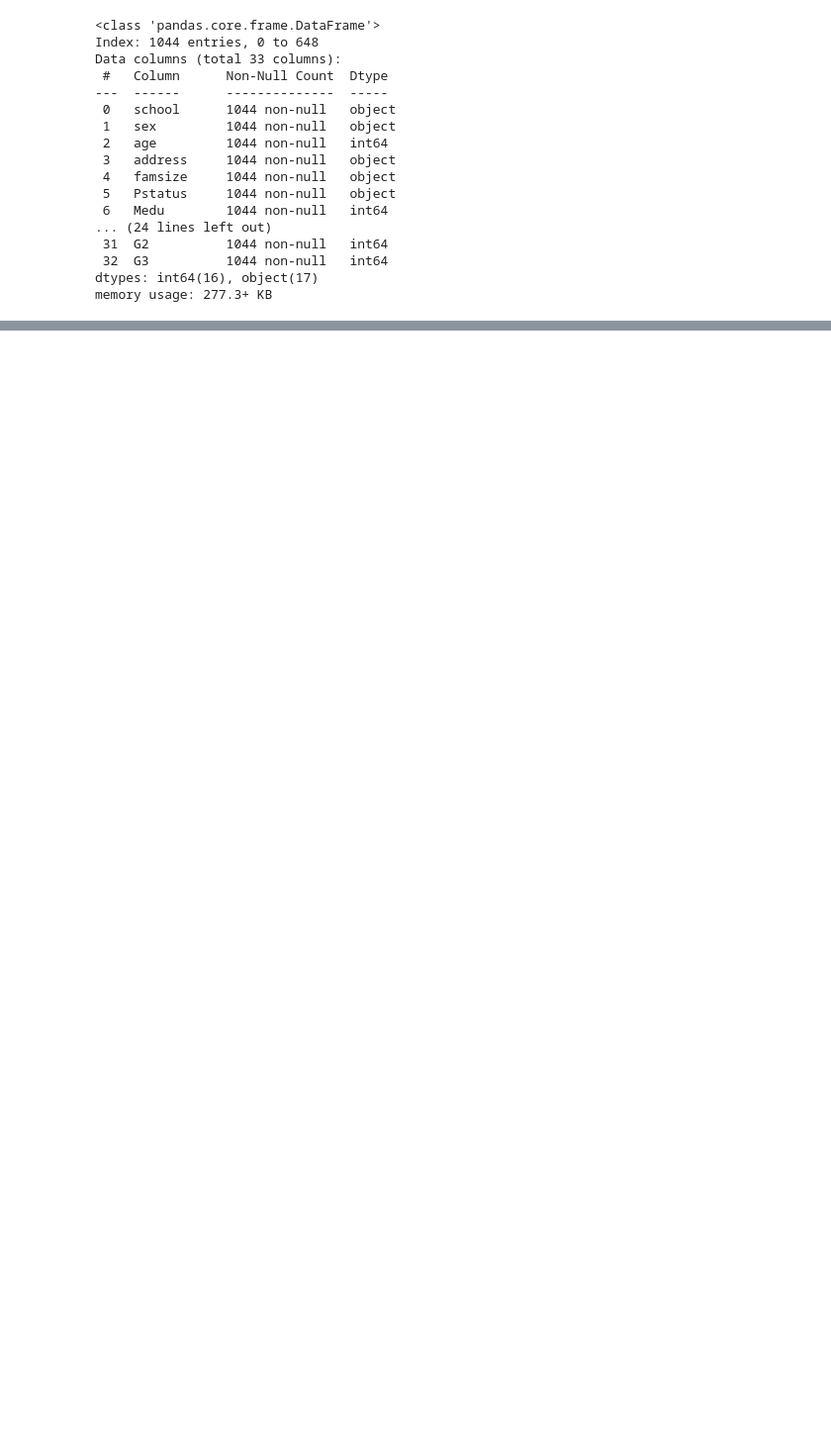
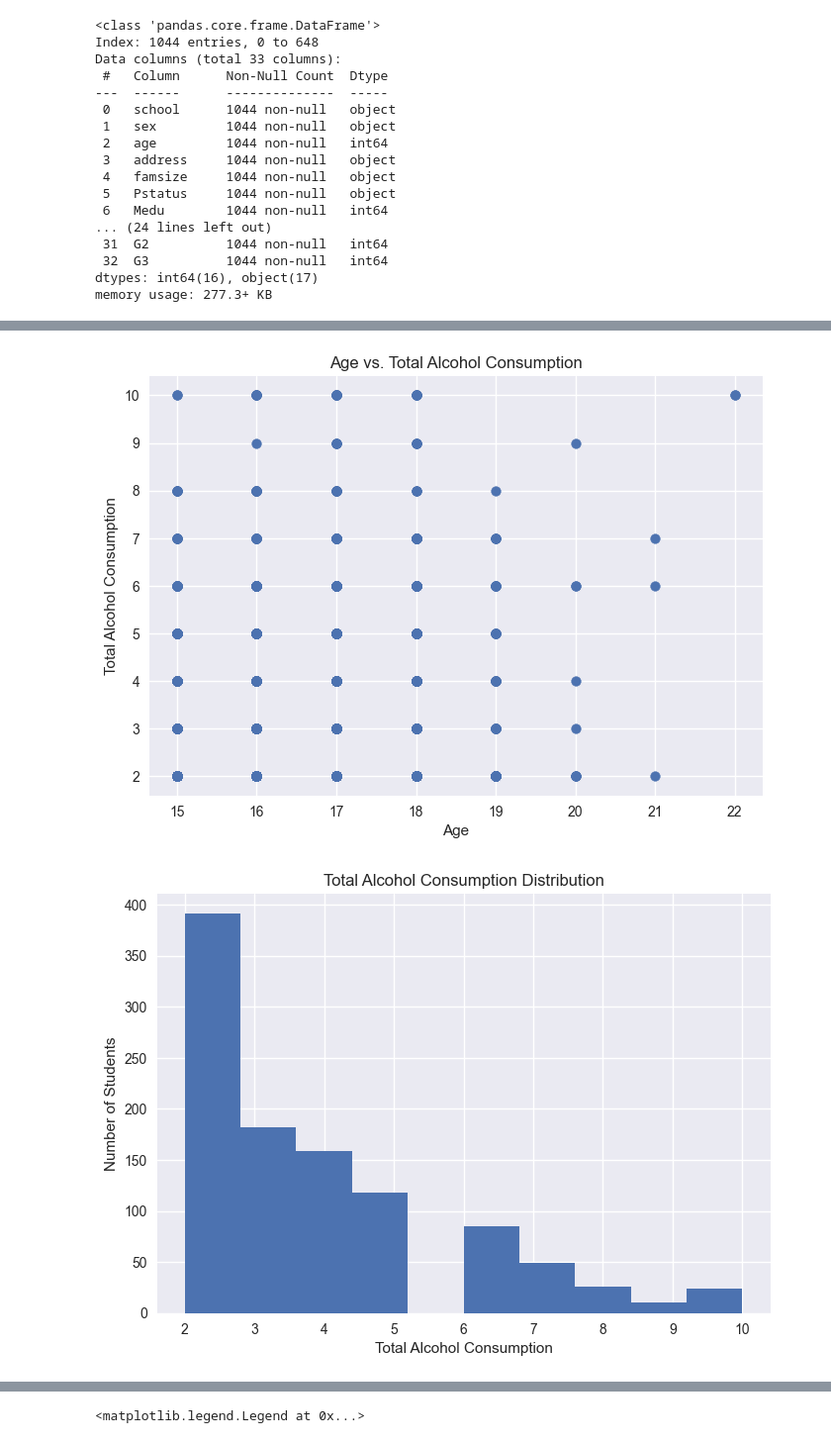
Before and after one commit to bancell04/Datalcholism, a Jupyter notebook: Datalcholism.ipynb, the cells around one changed output, grey strips where cells are left out. Shown: that part at 99% size. Cells and saved outputs as stored; diff of their text form; code cells hidden in the pictures; blank space fills up the shorter version.

Commit message:
visualization

```diff
--- a/Datalcholism.ipynb
+++ b/Datalcholism.ipynb
@@ -8,6 +8,7 @@ import sklearn.datasets
 from sklearn.linear_model import LinearRegression
 from sklearn.model_selection import train_test_split
 from pandas import DataFrame
+plt.style.use("seaborn-v0_8")
 # %%
 #https://www.kaggle.com/datasets/uciml/student-alcohol-consumption/
 df_mat = pd.read_csv('student-mat.csv') # math course
@@ -67,0 +69,37 @@ memory usage: 114.2 KB
+# %%
+plt.scatter(df_both['age'], df_both['Talc'])
+plt.title('Age vs. Total Alcohol Consumption')
+plt.xlabel('Age')
+plt.ylabel('Total Alcohol Consumption')
+plt.show()
+
+
+plt.hist(df_both['Talc'], bins=10)
+plt.title('Total Alcohol Consumption Distribution')
+plt.xlabel('Total Alcohol Consumption')
+plt.ylabel('Number of Students')
+plt.show()
+
+plt.hist(df_both['age'], bins=10)
+plt.title('Age Distribution')
+plt.xlabel('Age')
+plt.ylabel('Number of Students')
+plt.show()
+
+
+plt.plot(df_both['Fedu'], df_both['Talc'], 'b.', df_both['Medu'], df_both['Talc'], 'm.')
+plt.title('Parent Education vs. Total Alcohol Consumption')
+plt.xlabel('Parent Education')
+plt.ylabel('Total Alcohol Consumption')
+plt.show()
+
+internet = df_both[df_both["internet"]>0]
+no_internet = df_both[df_both["internet"]<1]
+plt.hist([no_internet["Talc"], internet["Talc"]], bins=10, stacked=True, histtype="bar", label=["No Internet", "Internet"])
+plt.title('Internet Access vs. Total Alcohol Consumption')
+plt.xlabel('Total Alcohol Consumption')
+plt.ylabel('Number of Students')
+plt.legend()
+# %% [output]
+[figure, added]
+[figure, added]
@@ -67,0 +108 @@ memory usage: 114.2 KB
+<matplotlib.legend.Legend at 0x...>
```
Also changed, not shown: parts of 3 cells of this notebook.
